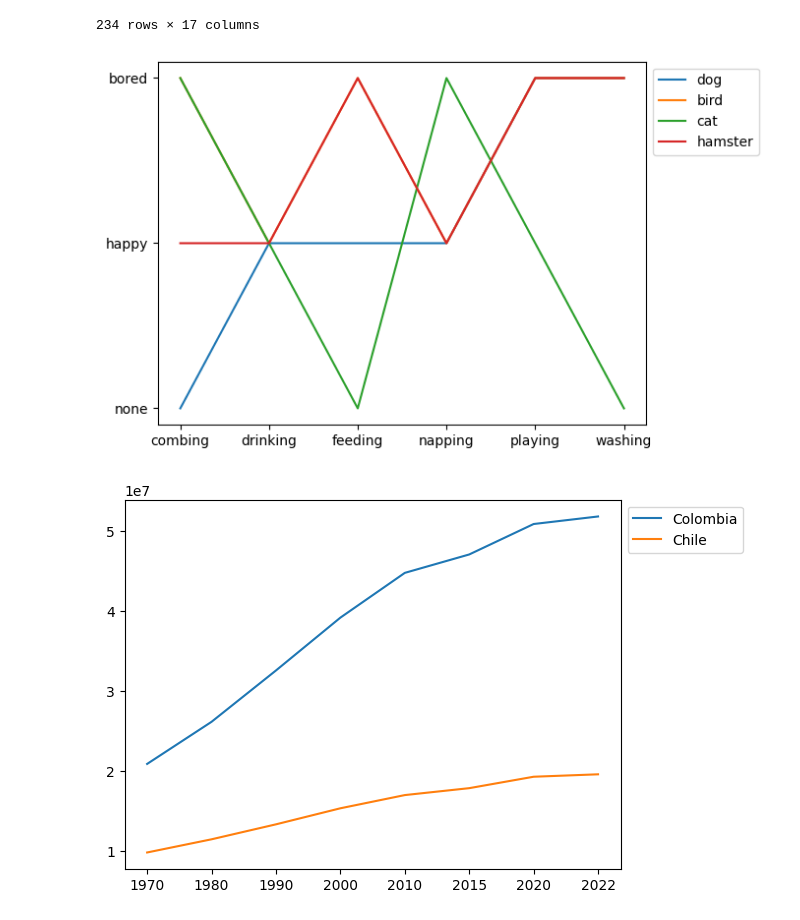
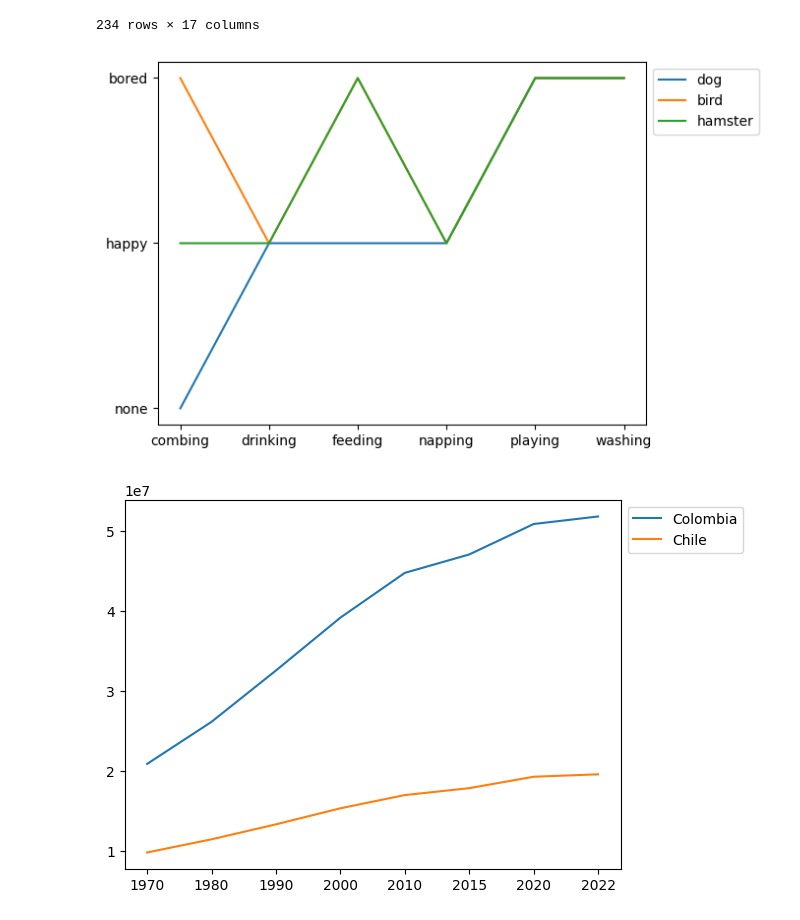
Before and after one commit to FelipeHerreraPinzon/Contries_PLOT, a Jupyter notebook: Country_Plot.ipynb, the cells around one changed output. Cells and saved outputs as stored; diff of their text form; code cells hidden in the pictures.

```diff
--- a/Country_Plot.ipynb
+++ b/Country_Plot.ipynb
@@ -24,23 +25,23 @@ df
 # %%
 cat = ["bored", "happy", "none", "bored", "happy", "none"]
 dog = ["none", "happy", "happy", "happy", "bored", "bored"]
 bird = ["bored", "happy", "bored", "happy", "bored", "bored"]
 hamster = ["happy", "happy", "bored", "happy", "bored", "bored"]
 
 activity = ["combing", "drinking", "feeding", "napping", "playing", "washing"]
 
 fig, ax = plt.subplots()
 ax.plot(activity, dog, label="dog")
 ax.plot(activity, bird, label="bird")
-ax.plot(activity, cat, label="cat")
+#ax.plot(activity, cat, label="cat")
 ax.plot(activity, hamster, label="hamster")
 ax.legend()
 # Mueve la leyenda fuera de la gráfica
 ax.legend(bbox_to_anchor=(1, 1), loc='upper left')
 
 plt.show()
 # %% [output]
-[figure, old version]
+[figure, new version]
 # %%
 # DATA-FRAMES
 colombia = df[df['Country/Territory'] == 'Colombia']
```
Also changed, not shown: parts of 6 cells of this notebook.
